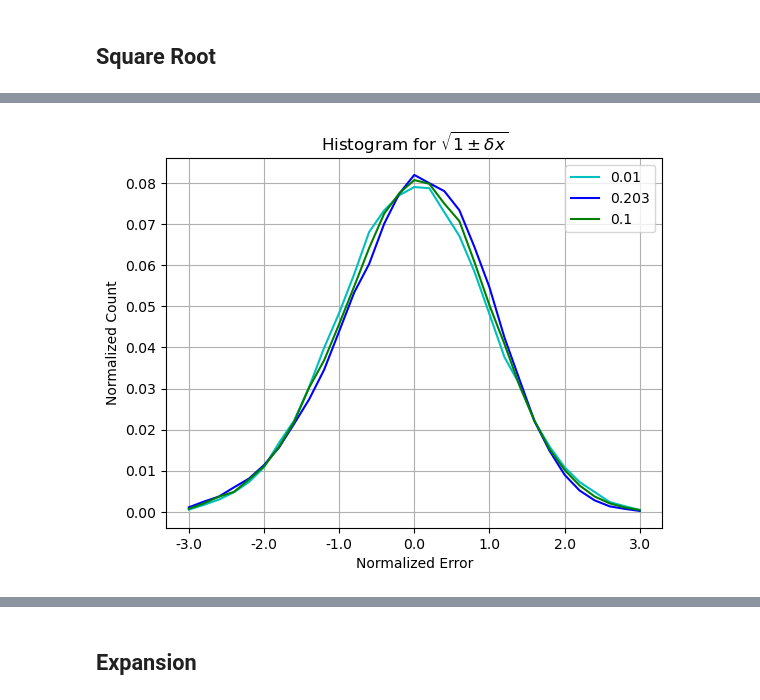
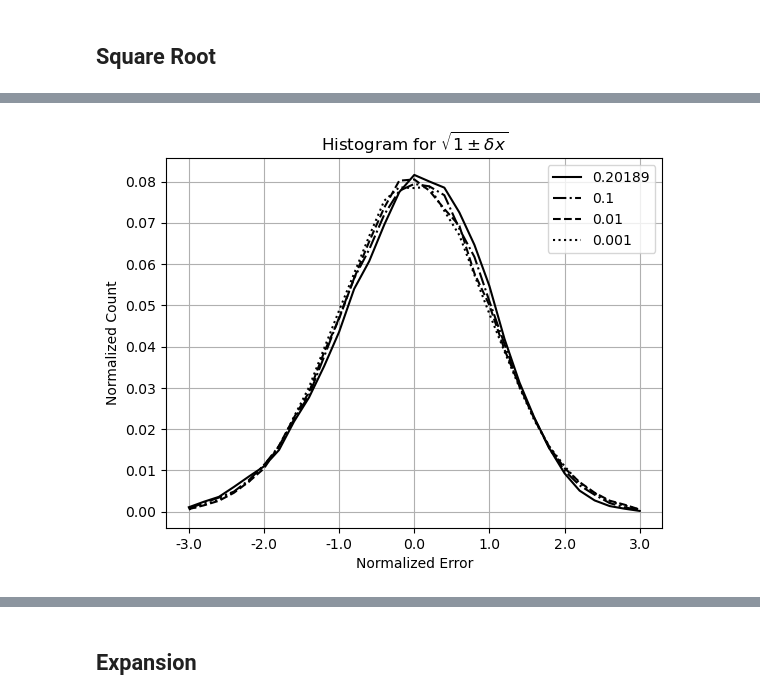
Before and after one commit to Chengpu0707/VarianceArithmetic, a Jupyter notebook: IPyNb/ConvergeEdge.ipynb, the cells around one changed output, grey strips where cells are left out. Cells and saved outputs as stored; diff of their text form; code cells hidden in the pictures.

```diff
--- a/IPyNb/ConvergeEdge.ipynb
+++ b/IPyNb/ConvergeEdge.ipynb
@@ -9,7 +9,7 @@ print(os.getcwd())
 # %% [output]
 C:\Users\Cheng\OneDrive\Documents\Proj\VarianceArithemtic\IPyNb
 # %%
-def PlotHisto(topic, sInput):
+def PlotHistoByUncertainty(topic, sInput):
     sHisto = [str(i/10) for i in range(-30, 31, 2)]
     dfPlot = df[df['Input Uncertainty'].isin(sInput.keys())].set_index('Input Uncertainty')
     ax = dfPlot[sHisto].T.plot(grid=True, title=f'Histogram for {topic}',
@@ -246,4 +243,4 @@ array([1.00e-04, 2.00e-04, 5.00e-04, 1.00e-03, 2.00e-03, 5.00e-03,
 # %%
-PlotHisto(topic=r'$\sqrt{1 \pm \delta x}$', sInput={0.203: 'b-', 0.1: 'g-', 0.01: 'c-'})
+PlotHistoByUncertainty(topic=r'$\sqrt{1 \pm \delta x}$', sInput={0.20189: 'k-', 0.1: 'k-.', 0.01: 'k--', 0.001: 'k:'})
 # %% [output]
-[figure, old version]
+[figure, new version]
```
Also changed, not shown: parts of 59 cells of this notebook, 18 other files.
